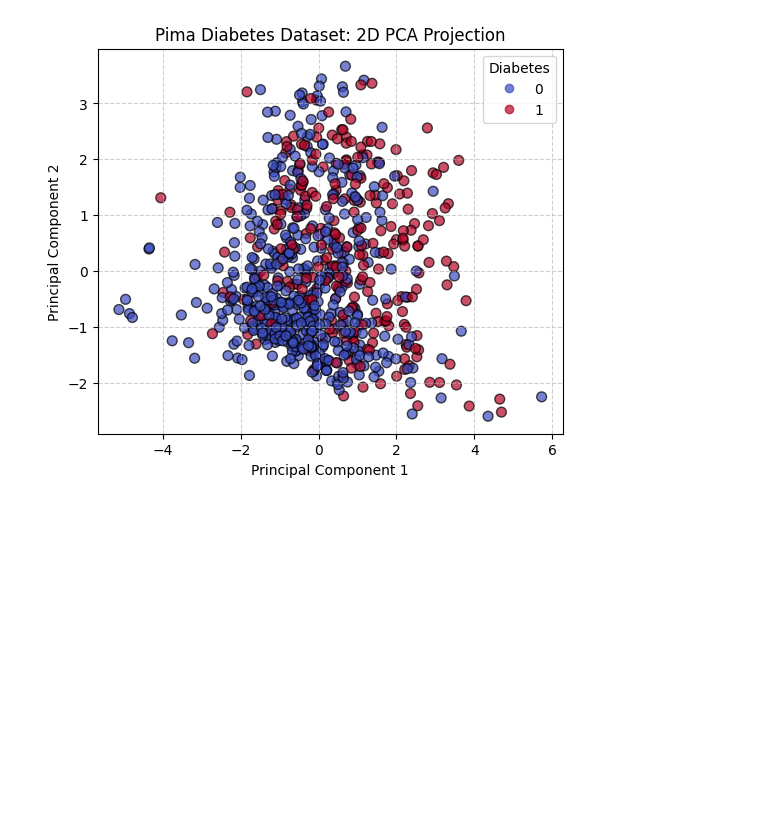
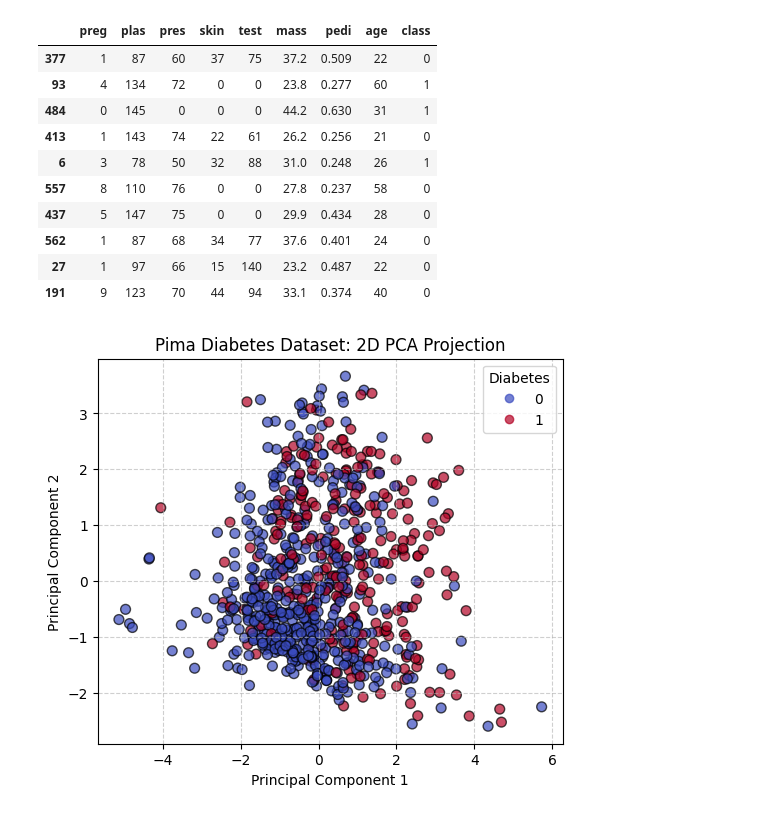
Before and after one commit to czammar/ai_supervised_ml, a Jupyter notebook: notebooks/05_decision_boundary.ipynb, the cells around one changed output. Saved outputs shown, nothing was run; the diff lists cells and outputs as text; code cells hidden in the pictures; blank space fills up the shorter version.

```diff
--- a/notebooks/05_decision_boundary.ipynb
+++ b/notebooks/05_decision_boundary.ipynb
@@ -9 +16,15 @@ from sklearn.pipeline import Pipeline
+# %%
+data.sample(10)
+# %% [output]
+|  | preg | plas | pres | skin | test | mass | pedi | age | class |
+| 377 | 1 | 87 | 60 | 37 | 75 | 37.2 | 0.509 | 22 | 0 |
+| 93 | 4 | 134 | 72 | 0 | 0 | 23.8 | 0.277 | 60 | 1 |
+| 484 | 0 | 145 | 0 | 0 | 0 | 44.2 | 0.630 | 31 | 1 |
+| 413 | 1 | 143 | 74 | 22 | 61 | 26.2 | 0.256 | 21 | 0 |
+| 6 | 3 | 78 | 50 | 32 | 88 | 31.0 | 0.248 | 26 | 1 |
+| 557 | 8 | 110 | 76 | 0 | 0 | 27.8 | 0.237 | 58 | 0 |
+| 437 | 5 | 147 | 75 | 0 | 0 | 29.9 | 0.434 | 28 | 0 |
+| 562 | 1 | 87 | 68 | 34 | 77 | 37.6 | 0.401 | 24 | 0 |
+| 27 | 1 | 97 | 66 | 15 | 140 | 23.2 | 0.487 | 22 | 0 |
+| 191 | 9 | 123 | 70 | 44 | 94 | 33.1 | 0.374 | 40 | 0 |
 # %%
```
Also changed, not shown: parts of 3 cells of this notebook, 7 other files.
